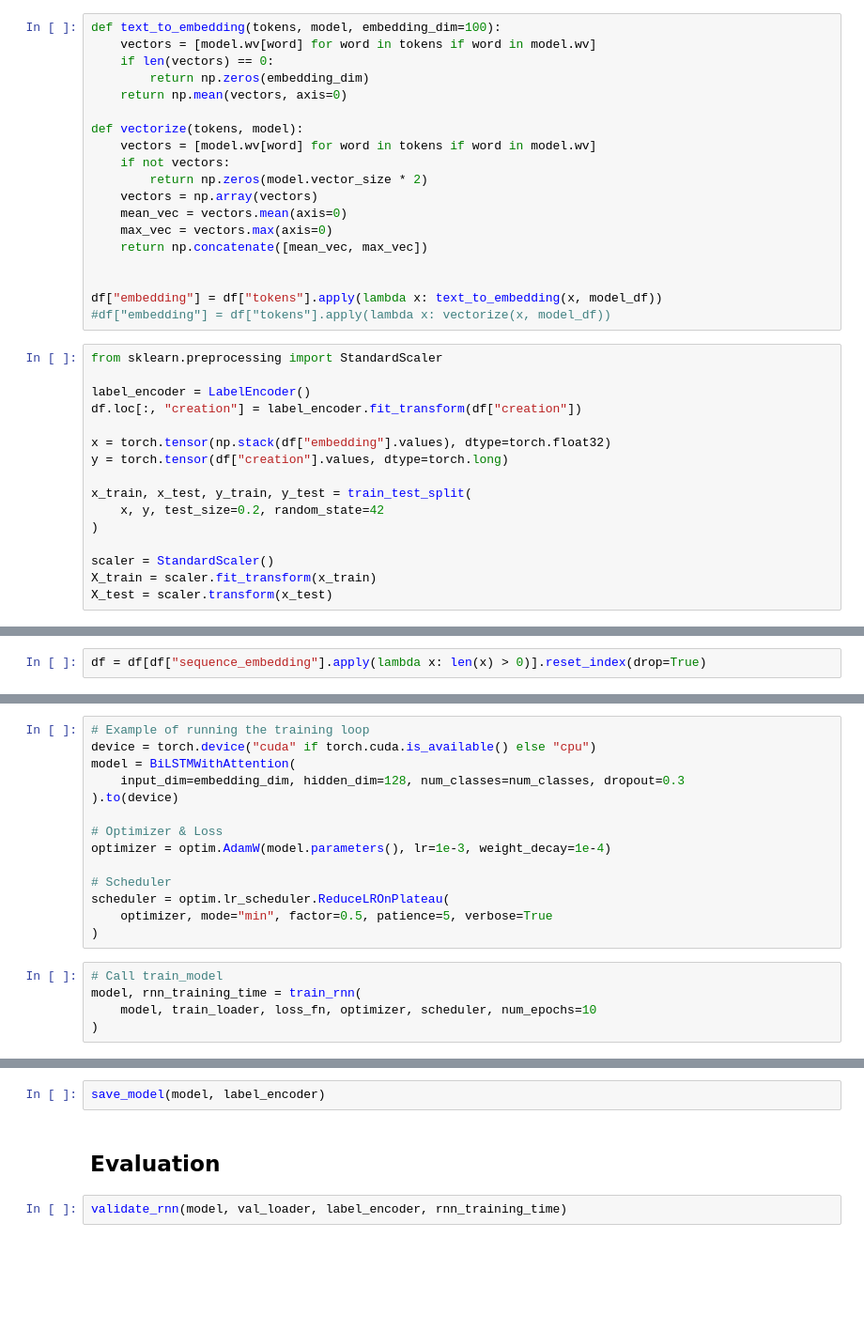
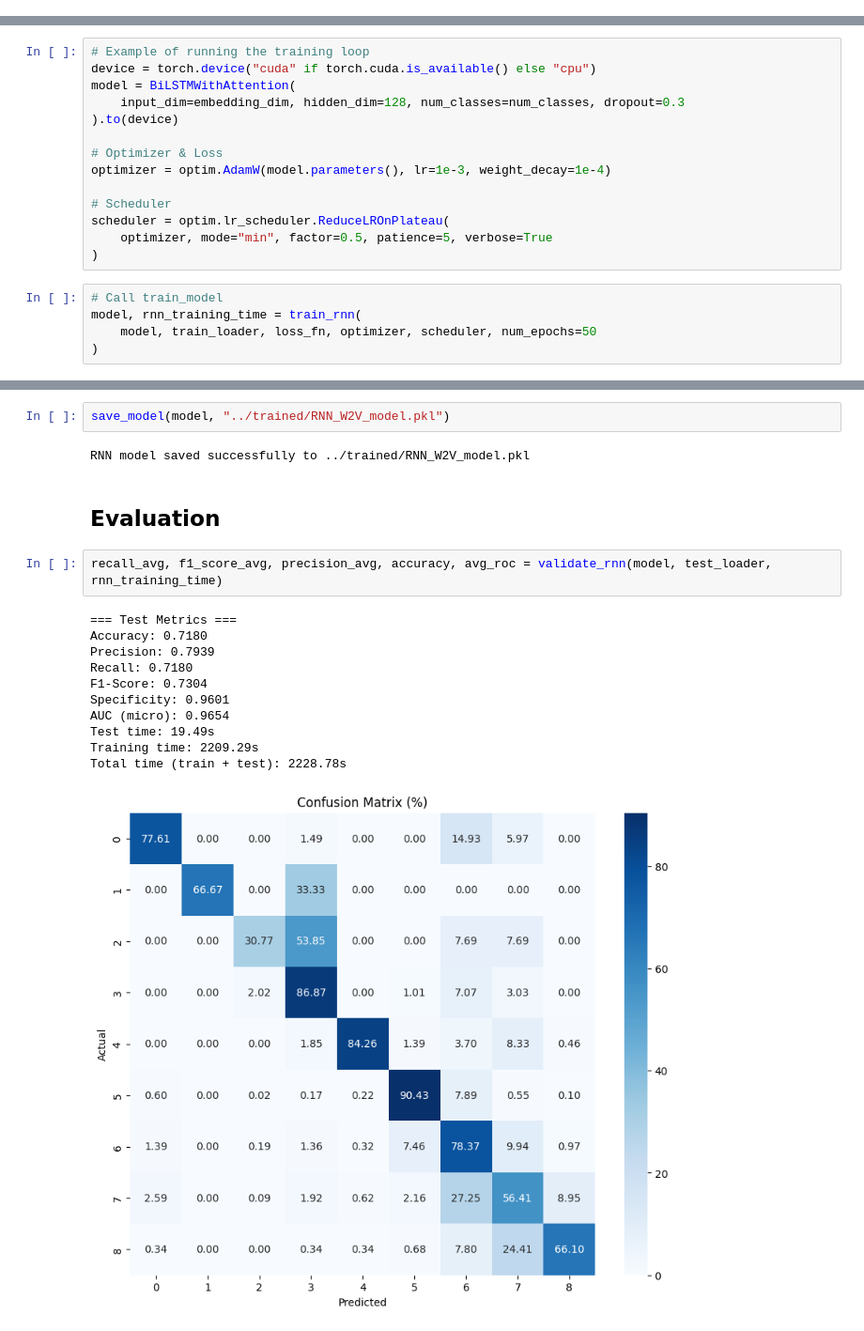
Before and after one commit to Aziz-Zeghal/NLP1-Poetry, a Jupyter notebook: classification/recurrent_nn/w2v.ipynb, the cells around one changed output, grey strips where cells are left out. Shown at 94% size. Cells and saved outputs as stored; diff of their text form; blank space fills up the shorter version.

```diff
--- a/classification/recurrent_nn/w2v.ipynb
+++ b/classification/recurrent_nn/w2v.ipynb
@@ -239,35 +629,0 @@ model_df = Word2Vec.load("word2vec_boosted2.model")
-# %%
-def text_to_embedding(tokens, model, embedding_dim=100):
-    vectors = [model.wv[word] for word in tokens if word in model.wv]
-    if len(vectors) == 0:
-        return np.zeros(embedding_dim)
-    return np.mean(vectors, axis=0)
-
-def vectorize(tokens, model):
-    vectors = [model.wv[word] for word in tokens if word in model.wv]
-    if not vectors:
-        return np.zeros(model.vector_size * 2)
-    vectors = np.array(vectors)
-    mean_vec = vectors.mean(axis=0)
-    max_vec = vectors.max(axis=0)
-    return np.concatenate([mean_vec, max_vec])
-
-
-df["embedding"] = df["tokens"].apply(lambda x: text_to_embedding(x, model_df))
-#df["embedding"] = df["tokens"].apply(lambda x: vectorize(x, model_df))
-# %%
-from sklearn.preprocessing import StandardScaler
-
-label_encoder = LabelEncoder()
-df.loc[:, "creation"] = label_encoder.fit_transform(df["creation"])
-
-x = torch.tensor(np.stack(df["embedding"].values), dtype=torch.float32)
-y = torch.tensor(df["creation"].values, dtype=torch.long)
-
-x_train, x_test, y_train, y_test = train_test_split(
-    x, y, test_size=0.2, random_state=42
-)
-
-scaler = StandardScaler()
-X_train = scaler.fit_transform(x_train)
-X_test = scaler.transform(x_test)
@@ -337,5 +631,3 @@ MLP model saved successfully to models/saved/mlp_model.pt
 ## RNN
 # %%
 df["sequence_embedding"] = df["tokens"].apply(lambda x: sequence_vectorize(x, model_df))
-# %%
-df = df[df["sequence_embedding"].apply(lambda x: len(x) > 0)].reset_index(drop=True)
@@ -424,6 +701,6 @@ scheduler = optim.lr_scheduler.ReduceLROnPlateau(
 # %%
 # Call train_model
 model, rnn_training_time = train_rnn(
-    model, train_loader, loss_fn, optimizer, scheduler, num_epochs=10
+    model, train_loader, loss_fn, optimizer, scheduler, num_epochs=50
 )
 # %% [output]
@@ -432,6 +724,20 @@ KeyboardInterrupt:
 # %%
-save_model(model, label_encoder)
+save_model(model, "../trained/RNN_W2V_model.pkl")
+# %% [output]
+RNN model saved successfully to ../trained/RNN_W2V_model.pkl
 # %% [markdown]
 ## Evaluation
-# %%
-validate_rnn(model, val_loader, label_encoder, rnn_training_time)
+# %%
+recall_avg, f1_score_avg, precision_avg, accuracy, avg_roc = validate_rnn(model, test_loader, rnn_training_time)
+# %% [output]
+=== Test Metrics ===
+Accuracy: 0.7180
+Precision: 0.7939
+Recall: 0.7180
+F1-Score: 0.7304
+Specificity: 0.9601
+AUC (micro): 0.9654
+Test time: 19.49s
+Training time: 2209.29s
+Total time (train + test): 2228.78s
+[figure, added]
```
Also changed, not shown: parts of 29 cells of this notebook, 3 other files.
